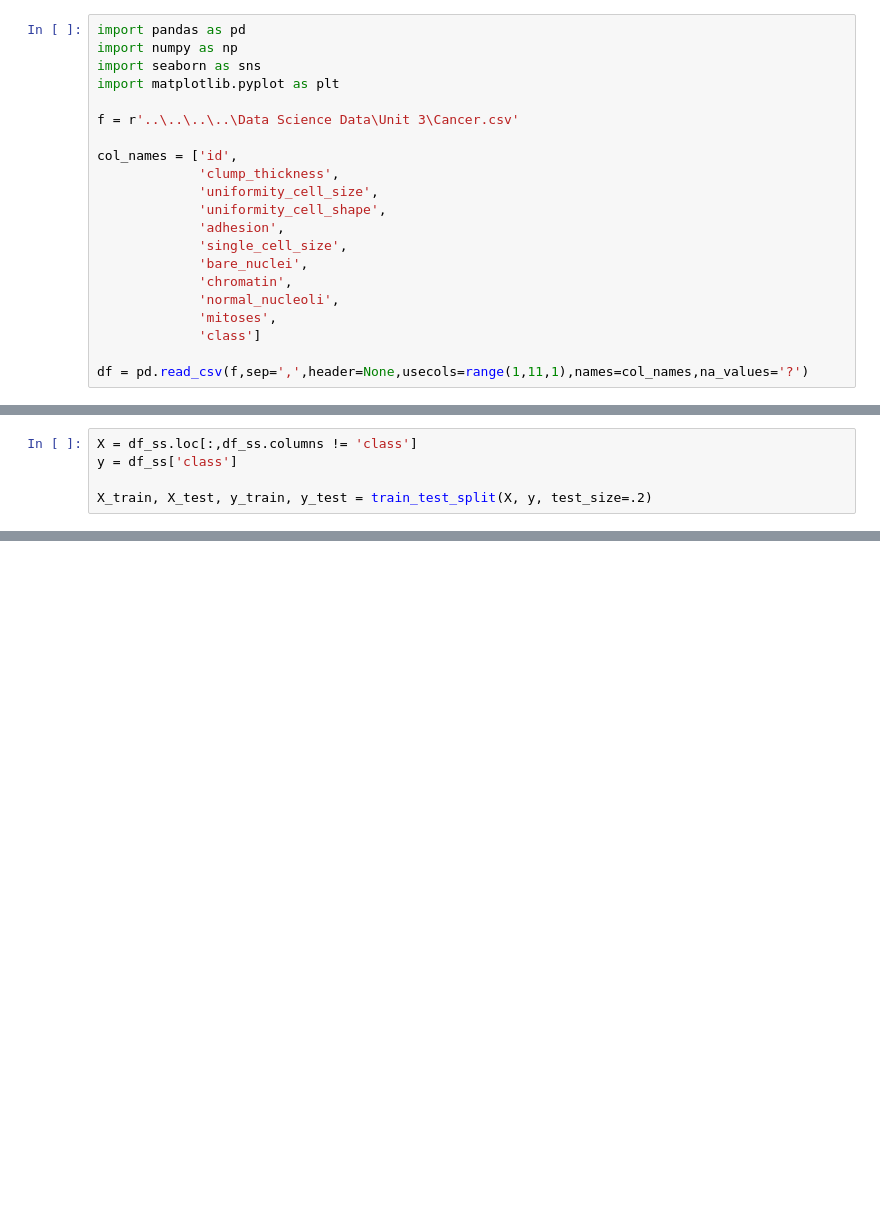
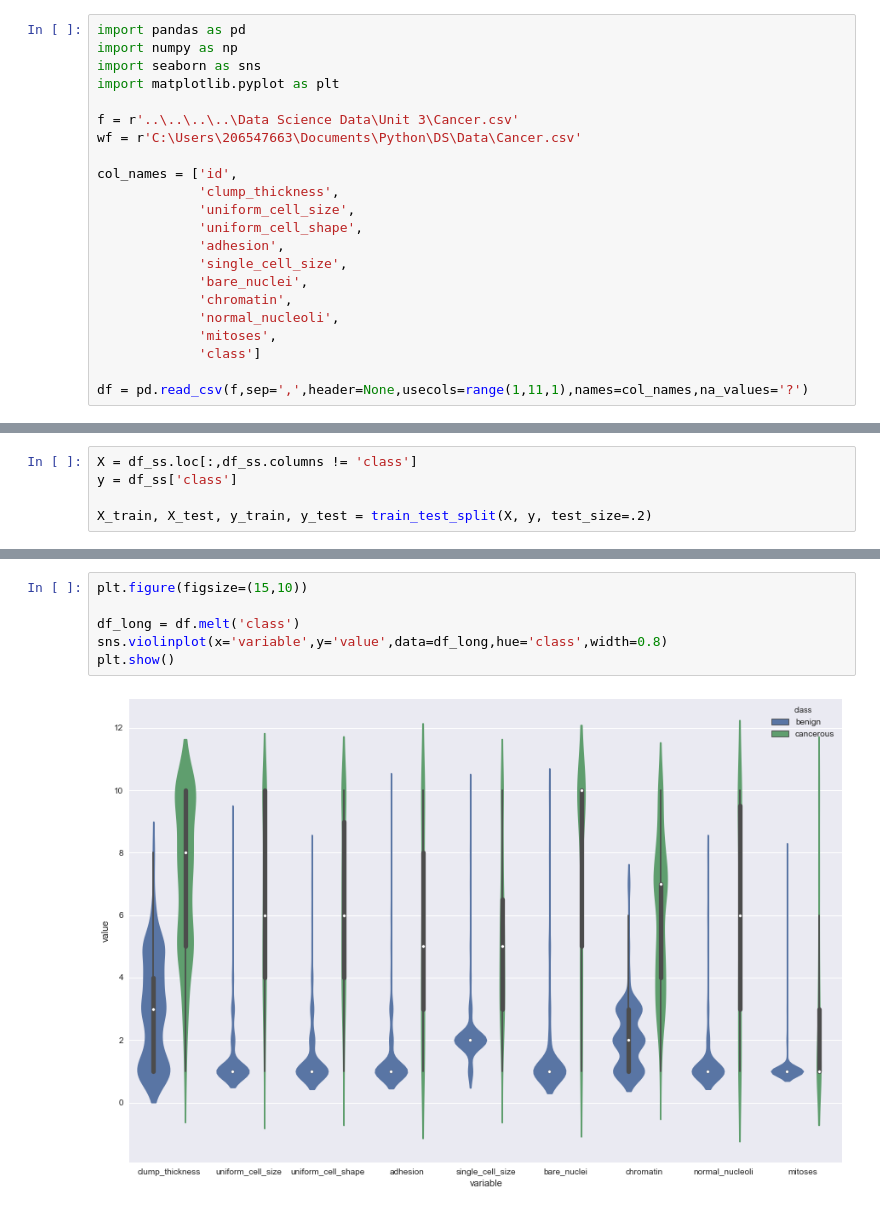
Before and after one commit to abew16/Data-Science-Bootcamp, a Jupyter notebook: Unit 3/Potpourrie/Cancer/3.6.5 - Predicting Cancer.ipynb, the cells around one changed output, grey strips where cells are left out. Saved outputs shown, nothing was run; the diff lists cells and outputs as text; blank space fills up the shorter version.

Commit message:
First draft of cancer project

```diff
--- a/Unit 3/Potpourrie/Cancer/3.6.5 - Predicting Cancer.ipynb
+++ b/Unit 3/Potpourrie/Cancer/3.6.5 - Predicting Cancer.ipynb
@@ -19,11 +31,12 @@ import seaborn as sns
 import matplotlib.pyplot as plt
 
 f = r'..\..\..\..\Data Science Data\Unit 3\Cancer.csv'
+wf = r'C:\Users\206547663\Documents\Python\DS\Data\Cancer.csv'
 
 col_names = ['id',
              'clump_thickness',
-             'uniformity_cell_size',
-             'uniformity_cell_shape',
+             'uniform_cell_size',
+             'uniform_cell_shape',
              'adhesion',
              'single_cell_size',
              'bare_nuclei',
@@ -162,0 +181,8 @@ Confusion Matrix for LogisticRegression(C=1, class_weight=None, dual=False, fit_
+# %%
+plt.figure(figsize=(15,10))
+
+df_long = df.melt('class')
+sns.violinplot(x='variable',y='value',data=df_long,hue='class',width=0.8)
+plt.show()
+# %% [output]
+[figure, added]
```
Also changed, not shown: parts of 13 cells of this notebook, 1 other file.
